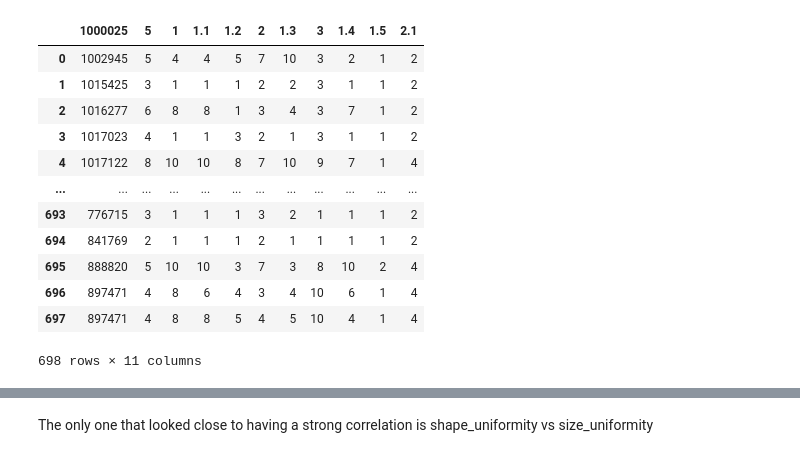
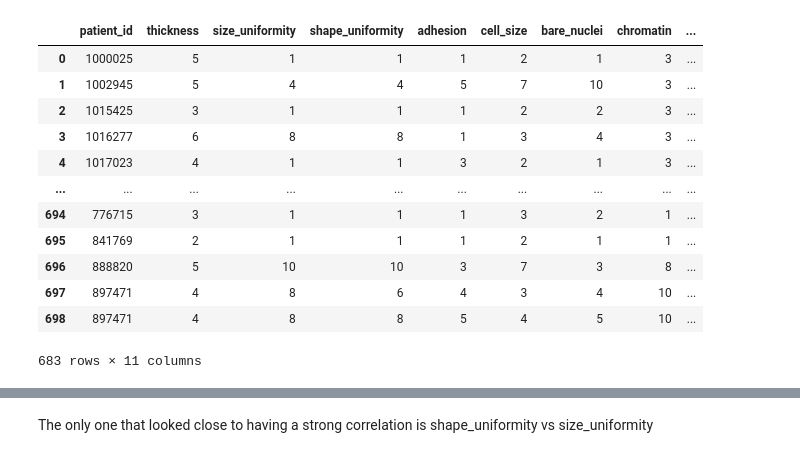
Before and after one commit to martinezjorge/Data-Science-Bootcamp, a Jupyter notebook: Week4/1 Binary Classification - Probablistic Models - KNN, Naive Bayes, Discriminant Analysis; Similarities and Differences.ipynb, the cells around one changed output, grey strips where cells are left out. Saved outputs shown, nothing was run; the diff lists cells and outputs as text; code cells hidden in the pictures.

```diff
--- a/Week4/1 Binary Classification - Probablistic Models - KNN, Naive Bayes, Discriminant Analysis; Similarities and Differences.ipynb
+++ b/Week4/1 Binary Classification - Probablistic Models - KNN, Naive Bayes, Discriminant Analysis; Similarities and Differences.ipynb
@@ -8,17 +27,22 @@ data set contains nine cellular indicators of breast cancer for 683 patients.
 # %%
-data = pd.read_csv("https://archive.ics.uci.edu/ml/machine-learning-databases/breast-cancer-wisconsin/breast-cancer-wisconsin.data")
+data = pd.read_csv("https://archive.ics.uci.edu/ml/machine-learning-databases/breast-cancer-wisconsin/breast-cancer-wisconsin.data",
+                  header=None,
+                  na_values="?")
+data.columns = ['patient_id','thickness','size_uniformity','shape_uniformity','adhesion','cell_size','bare_nuclei',
+               'chromatin','nucleoli','mitosis','cancer']
+data = data.dropna().astype(int)
 data
 # %% [output]
-|  | 1000025 | 5 | 1 | 1.1 | 1.2 | 2 | 1.3 | 3 | 1.4 | 1.5 | 2.1 |
-| 0 | 1002945 | 5 | 4 | 4 | 5 | 7 | 10 | 3 | 2 | 1 | 2 |
-| 1 | 1015425 | 3 | 1 | 1 | 1 | 2 | 2 | 3 | 1 | 1 | 2 |
-| 2 | 1016277 | 6 | 8 | 8 | 1 | 3 | 4 | 3 | 7 | 1 | 2 |
-| 3 | 1017023 | 4 | 1 | 1 | 3 | 2 | 1 | 3 | 1 | 1 | 2 |
-| 4 | 1017122 | 8 | 10 | 10 | 8 | 7 | 10 | 9 | 7 | 1 | 4 |
-| ... | ... | ... | ... | ... | ... | ... | ... | ... | ... | ... | ... |
-| 693 | 776715 | 3 | 1 | 1 | 1 | 3 | 2 | 1 | 1 | 1 | 2 |
-| 694 | 841769 | 2 | 1 | 1 | 1 | 2 | 1 | 1 | 1 | 1 | 2 |
-| 695 | 888820 | 5 | 10 | 10 | 3 | 7 | 3 | 8 | 10 | 2 | 4 |
-| 696 | 897471 | 4 | 8 | 6 | 4 | 3 | 4 | 10 | 6 | 1 | 4 |
-| 697 | 897471 | 4 | 8 | 8 | 5 | 4 | 5 | 10 | 4 | 1 | 4 |
+|  | patient_id | thickness | size_uniformity | shape_uniformity | adhesion | cell_size | bare_nuclei | chromatin | ... |
+| 0 | 1000025 | 5 | 1 | 1 | 1 | 2 | 1 | 3 | ... |
+| 1 | 1002945 | 5 | 4 | 4 | 5 | 7 | 10 | 3 | ... |
+| 2 | 1015425 | 3 | 1 | 1 | 1 | 2 | 2 | 3 | ... |
+| 3 | 1016277 | 6 | 8 | 8 | 1 | 3 | 4 | 3 | ... |
+| 4 | 1017023 | 4 | 1 | 1 | 3 | 2 | 1 | 3 | ... |
+| ... | ... | ... | ... | ... | ... | ... | ... | ... | ... |
+| 694 | 776715 | 3 | 1 | 1 | 1 | 3 | 2 | 1 | ... |
+| 695 | 841769 | 2 | 1 | 1 | 1 | 2 | 1 | 1 | ... |
+| 696 | 888820 | 5 | 10 | 10 | 3 | 7 | 3 | 8 | ... |
+| 697 | 897471 | 4 | 8 | 6 | 4 | 3 | 4 | 10 | ... |
+| 698 | 897471 | 4 | 8 | 8 | 5 | 4 | 5 | 10 | ... |
-698 rows × 11 columns
+683 rows × 11 columns
```
Also changed, not shown: parts of 33 cells of this notebook, 48 other files.
